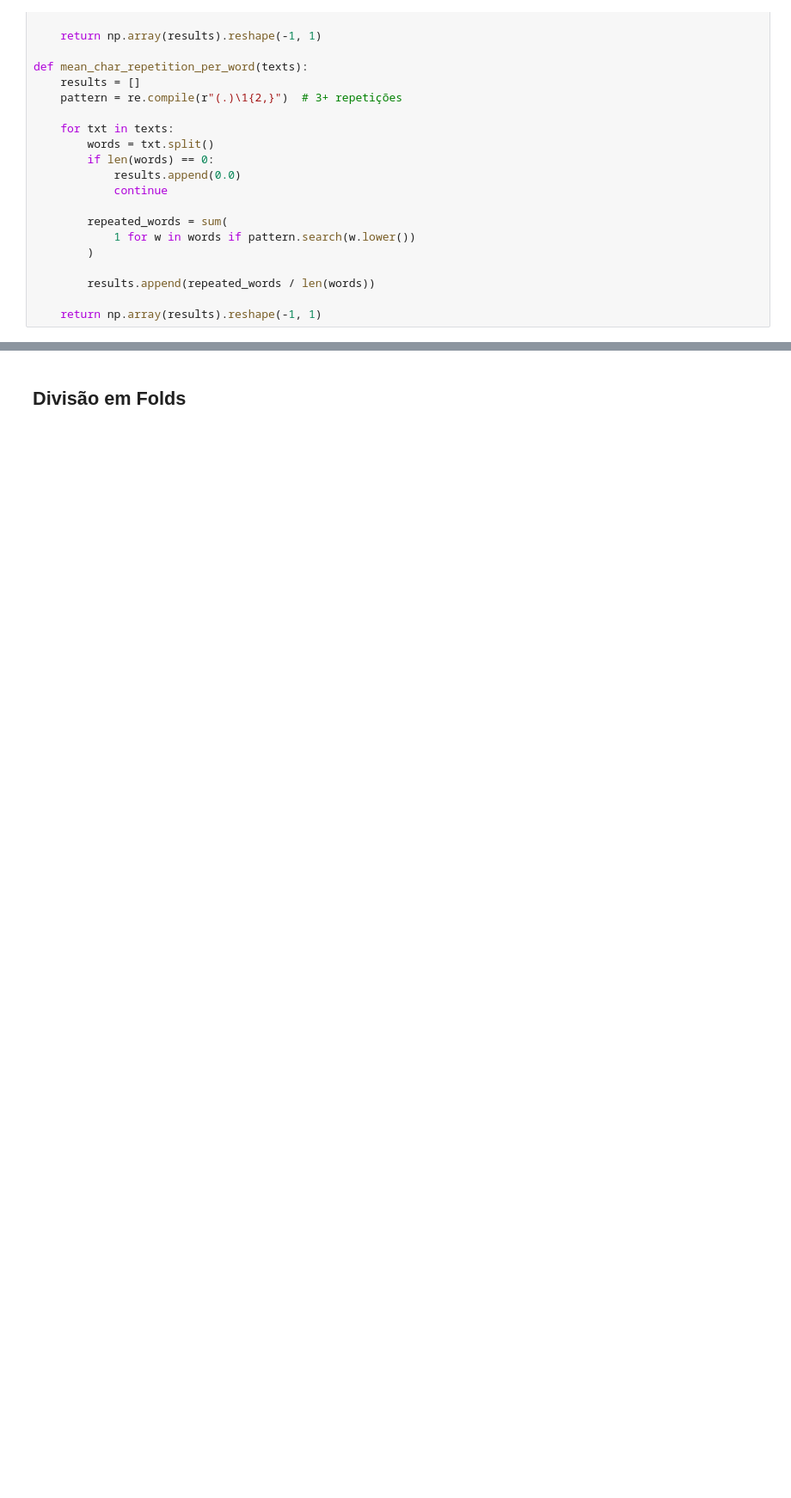
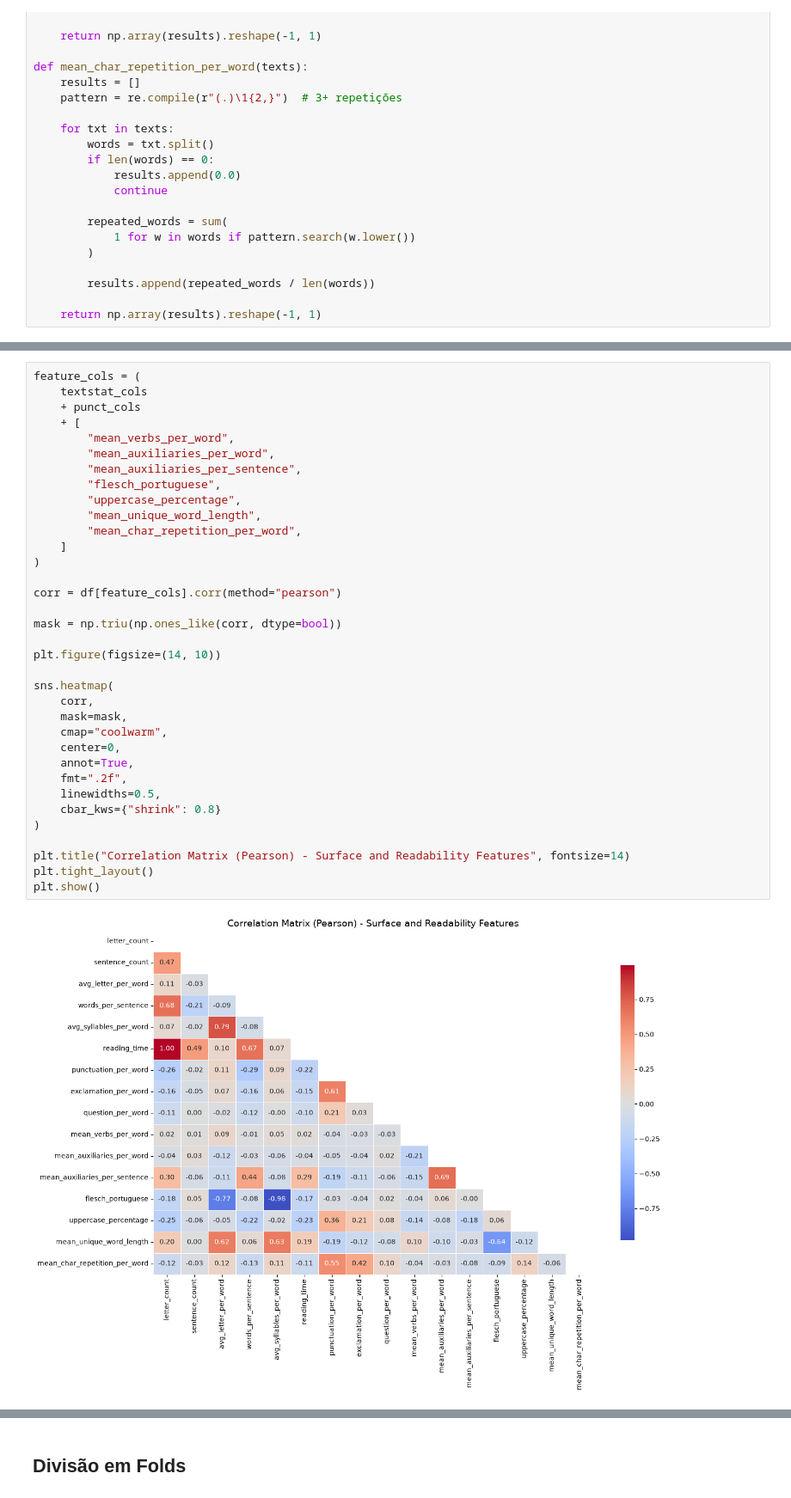
Before and after one commit to LuanBarbs/tcc-emotion-detection-nlp, a Jupyter notebook: src/data_preprocessing.ipynb, the cells around one changed output, grey strips where cells are left out. Shown at 86% size. Drawn from its saved outputs; the diff is of its cells as text; blank space fills up the shorter version.

```diff
--- a/src/data_preprocessing.ipynb
+++ b/src/data_preprocessing.ipynb
@@ -414,3 +638,40 @@ plt.show()
+# %%
+feature_cols = (
+    textstat_cols
+    + punct_cols
+    + [
+        "mean_verbs_per_word",
+        "mean_auxiliaries_per_word",
+        "mean_auxiliaries_per_sentence",
+        "flesch_portuguese",
+        "uppercase_percentage",
+        "mean_unique_word_length",
+        "mean_char_repetition_per_word",
+    ]
+)
+
+corr = df[feature_cols].corr(method="pearson")
+
+mask = np.triu(np.ones_like(corr, dtype=bool))
+
+plt.figure(figsize=(14, 10))
+
+sns.heatmap(
+    corr,
+    mask=mask,
+    cmap="coolwarm",
+    center=0,
+    annot=True,
+    fmt=".2f",
+    linewidths=0.5,
+    cbar_kws={"shrink": 0.8}
+)
+
+plt.title("Correlation Matrix (Pearson) - Surface and Readability Features", fontsize=14)
+plt.tight_layout()
+plt.show()
+# %% [output]
+[figure, added]
 # %% [markdown]
 ### Features adicionais (afetivas, lexicais e pragmáticas)
 
```
Also changed, not shown: parts of 4 cells of this notebook.
